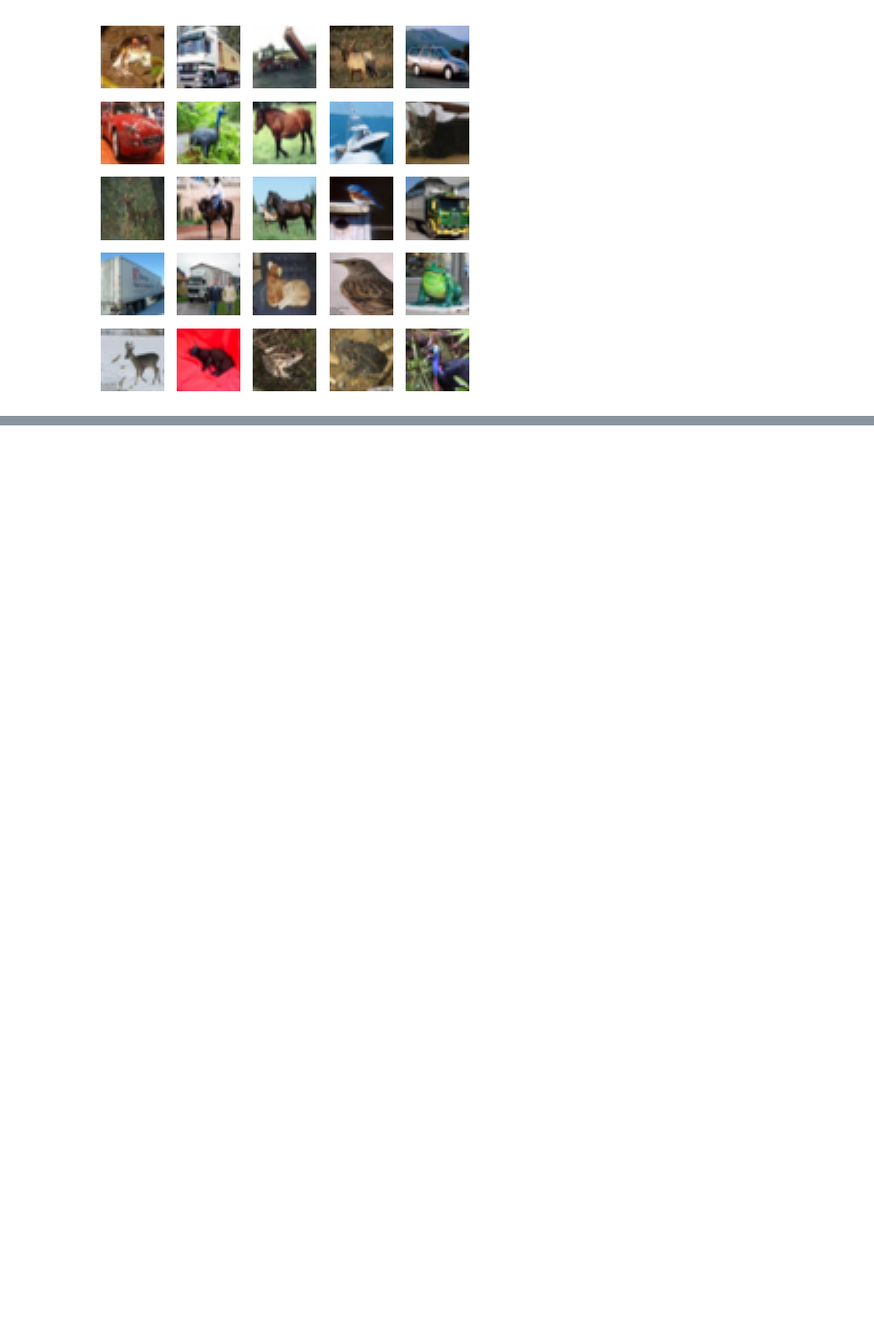
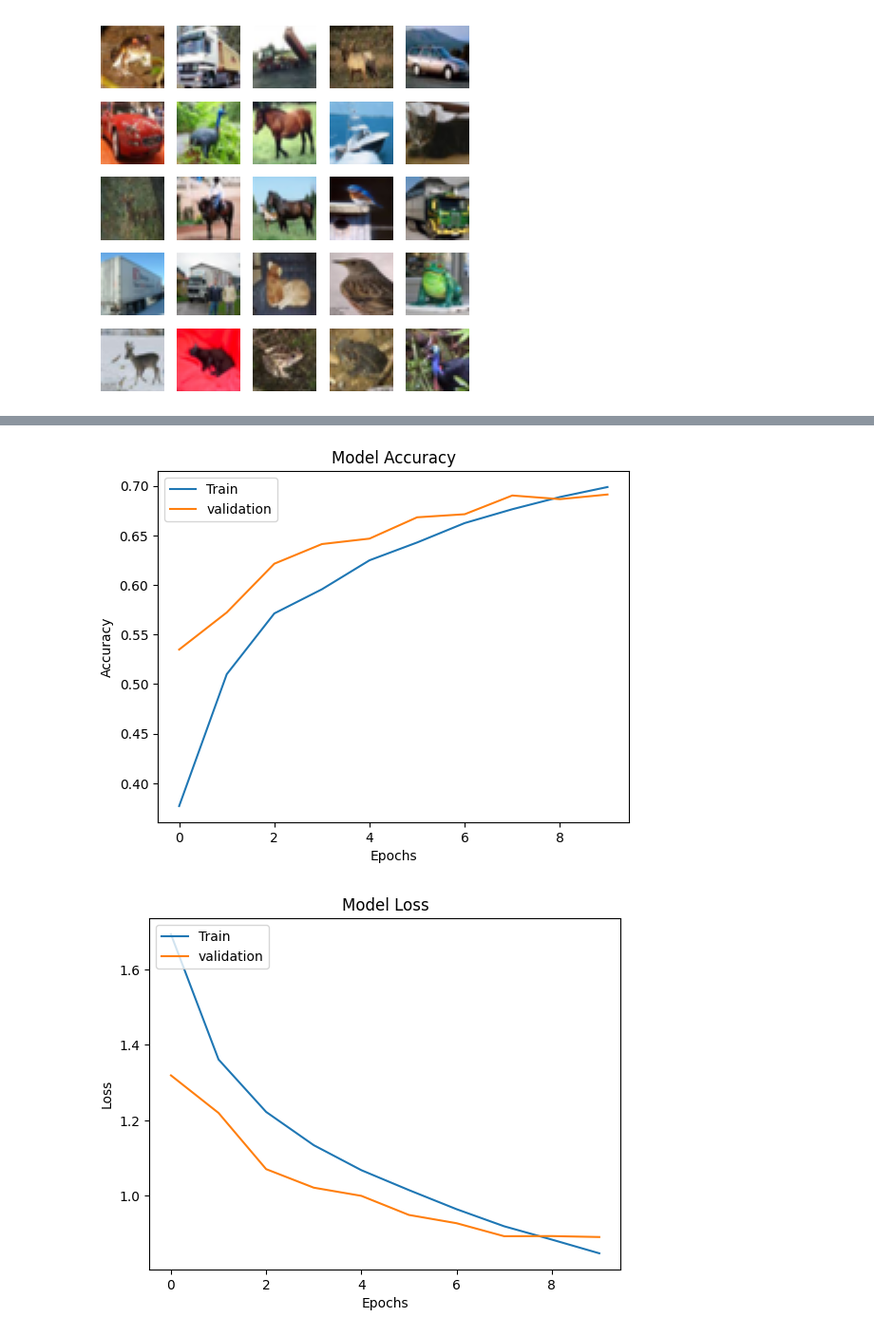
Before and after one commit to AtharSayed/DPL, a Jupyter notebook: Lb8/cnn.ipynb, the cells around one changed output, grey strips where cells are left out. Shown at 95% size. Saved outputs shown, nothing was run; the diff lists cells and outputs as text; code cells hidden in the pictures; blank space fills up the shorter version.

```diff
--- a/Lb8/cnn.ipynb
+++ b/Lb8/cnn.ipynb
@@ -28,0 +48,27 @@ plt.show()
+# %%
+
+#one hot encoding
+from tensorflow.keras.utils import to_categorical
+
+# Convert labels to one-hot encoding
+y_train = to_categorical(y_train, num_classes=10)
+y_test = to_categorical(y_test, num_classes=10)
+y_val = to_categorical(y_val, num_classes=10)
+# %%
+
+#building CNN model
+model = Sequential([
+                    Conv2D(32,(3,3),activation='relu',input_shape=(32,32,3)),
+                     MaxPooling2D((2,2)),
+                    Conv2D(64,(3,3),activation='relu'),
+                    MaxPooling2D((2,2)),
+                    Flatten(),
+                    Dense(128,activation='relu'),
+                    Dropout(0.5),
+                    Dense(10,activation='softmax')
+])
+# %%
+model.compile(optimizer='adam',loss='categorical_crossentropy',metrics=['accuracy'])
+# %%
+#training the CNN
+history = model.fit(X_train,y_train,epochs=10,batch_size=64,validation_data=(X_val,y_val))
@@ -28,0 +96,20 @@ plt.show()
+# %%
+#plot training and validation curves
+plt.plot(history.history['accuracy'])
+plt.plot(history.history['val_accuracy'])
+plt.title('Model Accuracy')
+plt.xlabel('Epochs')
+plt.ylabel('Accuracy')
+plt.legend(['Train','validation'],loc='upper left')
+plt.show()
+
+plt.plot(history.history['loss'])
+plt.plot(history.history['val_loss'])
+plt.title('Model Loss')
+plt.xlabel('Epochs')
+plt.ylabel('Loss')
+plt.legend(['Train','validation'],loc='upper left')
+plt.show()
+# %% [output]
+[figure, added]
+[figure, added]
```
Also changed, not shown: parts of 6 cells of this notebook.
